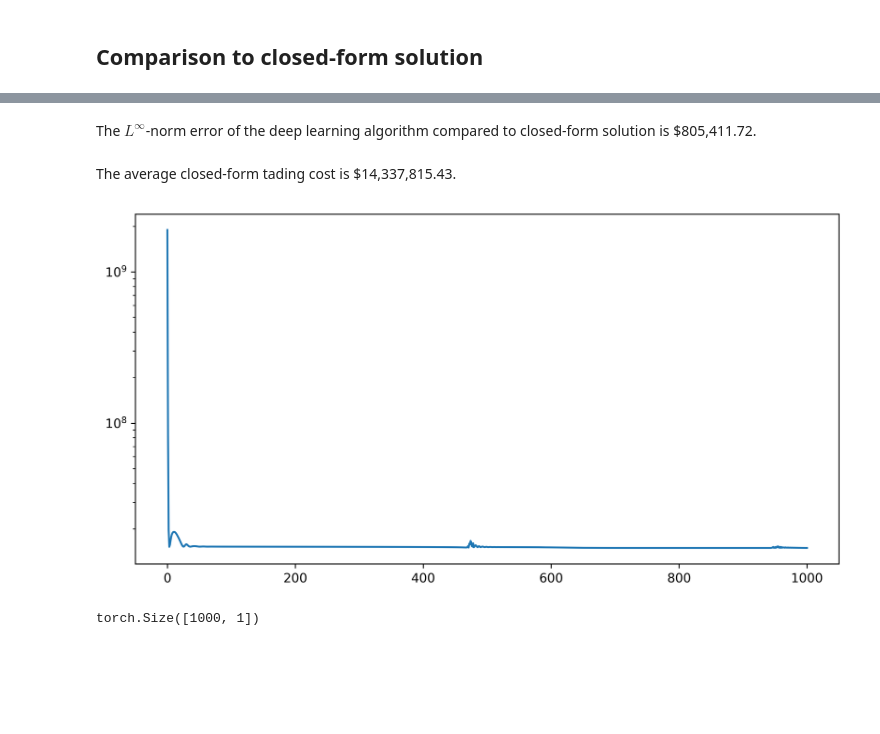
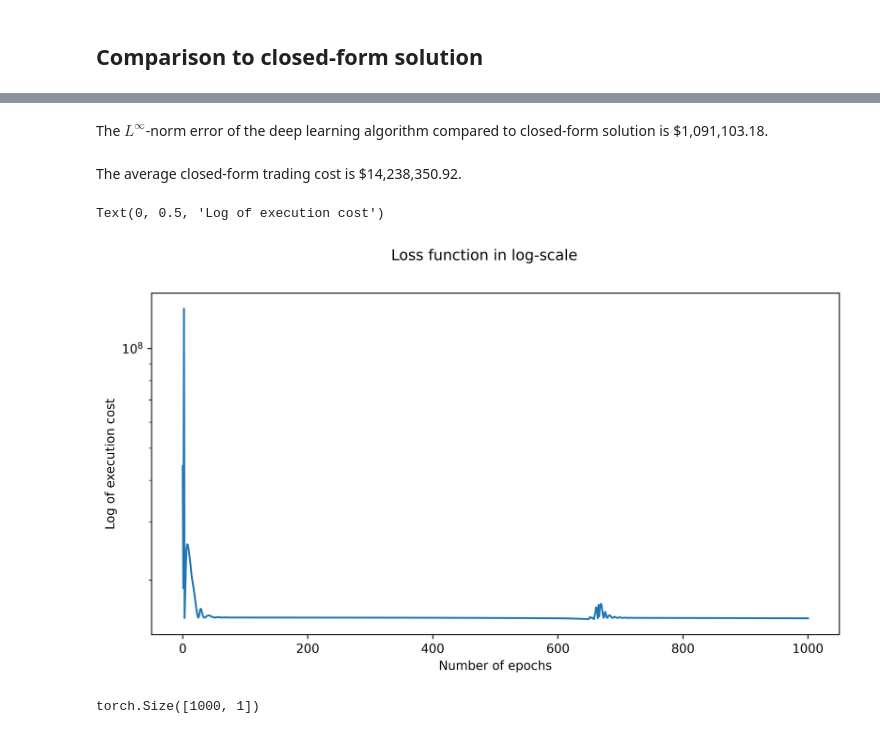
Before and after one commit to arashfahim/multiscale-PGM-for-stochastic-control, a Jupyter notebook: UpdatedCodes/LOB_Linear/LOB_Forward_Unit_Final_Edited.ipynb, the cells around one changed output, grey strips where cells are left out. Cells and saved outputs as stored; diff of their text form; code cells hidden in the pictures; blank space fills up the shorter version.

```diff
--- a/UpdatedCodes/LOB_Linear/LOB_Forward_Unit_Final_Edited.ipynb
+++ b/UpdatedCodes/LOB_Linear/LOB_Forward_Unit_Final_Edited.ipynb
@@ -40,7 +40,7 @@ print(delta)
 tensor(0.1000)
 # %%
 params = {'M':1000,
-        'num_time_steps':80,
+        'num_time_steps':100,
         'dim':3, #dimension
         'T':1,# terminal time
         'sigma':0.2,
@@ -356,11 +360,11 @@ The $L^1$-norm of relative error  of the deep learning algorithm compared to clo
 # %%
 Markdown(r"The $L^\infty$-norm error of the deep learning algorithm compared to closed-form solution is \${:,.2f}.".format(err.item()))
 # %% [output]
-The $L^\infty$-norm error of the deep learning algorithm compared to closed-form solution is \$805,411.72.
+The $L^\infty$-norm error of the deep learning algorithm compared to closed-form solution is \$1,091,103.18.
 # %%
-Markdown(r"The average closed-form tading cost is \${:,.2f}.".format(torch.mean(cf(test_init)).item()))
+Markdown(r"The average closed-form trading cost is \${:,.2f}.".format(torch.mean(cf(test_init)).item()))
 # %% [output]
-The average closed-form tading cost is \$14,337,815.43.
+The average closed-form trading cost is \$14,238,350.92.
 # %%
 oe.exit_dict['sup_error'] = err
 oe.exit_dict['rel_L1_error'] = rel_err
@@ -374,10 +378,14 @@ with open('exit_dict_'+ts+'.pkl', 'rb') as f:
 # %%
 fig = plt.figure(figsize=(10,5),dpi=600)
 ax = fig.add_subplot(1, 1, 1)
 ax.plot(loaded_dict['loss_log'])
 ax.set_yscale('log')
+fig.suptitle("Loss function in log-scale")
+ax.set_xlabel("Number of epochs")
+ax.set_ylabel("Log of execution cost")
 # %% [output]
+Text(0, 0.5, 'Log of execution cost')
-[figure, old version]
+[figure, new version]
 # %%
 PATH = 'model_N10_Arash.pth'
 PATHV = 'model_N10_Arash_value.pth'
```
Also changed, not shown: parts of 6 cells of this notebook, 7 other files.
